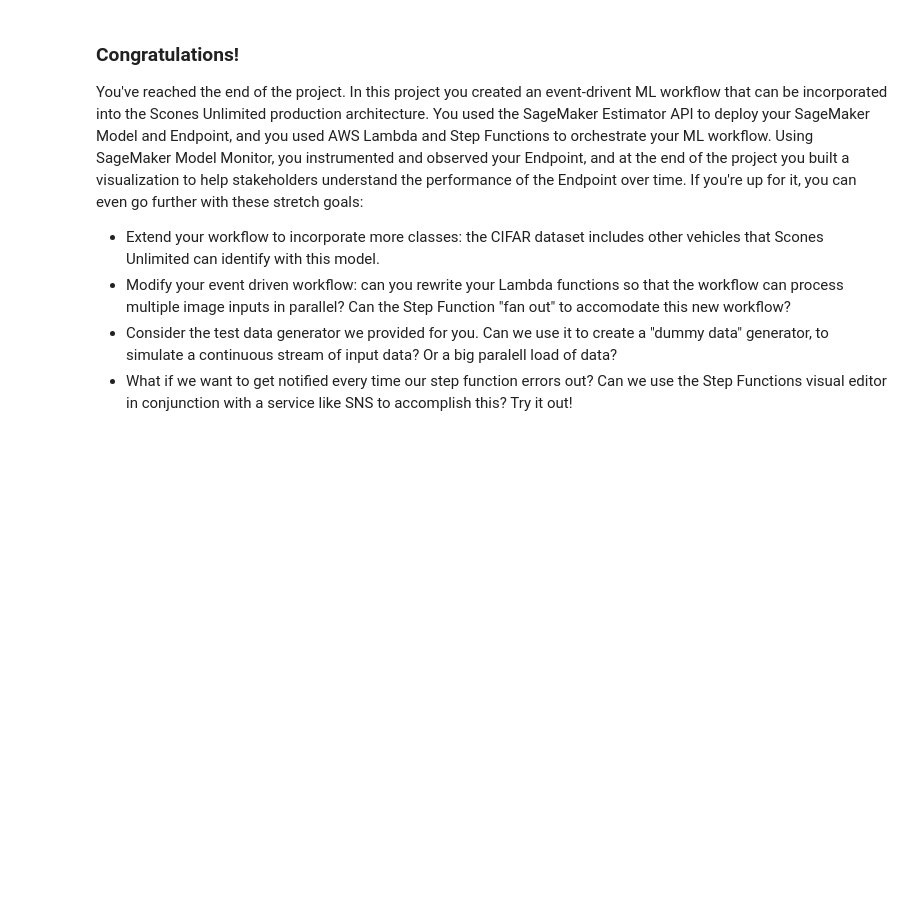
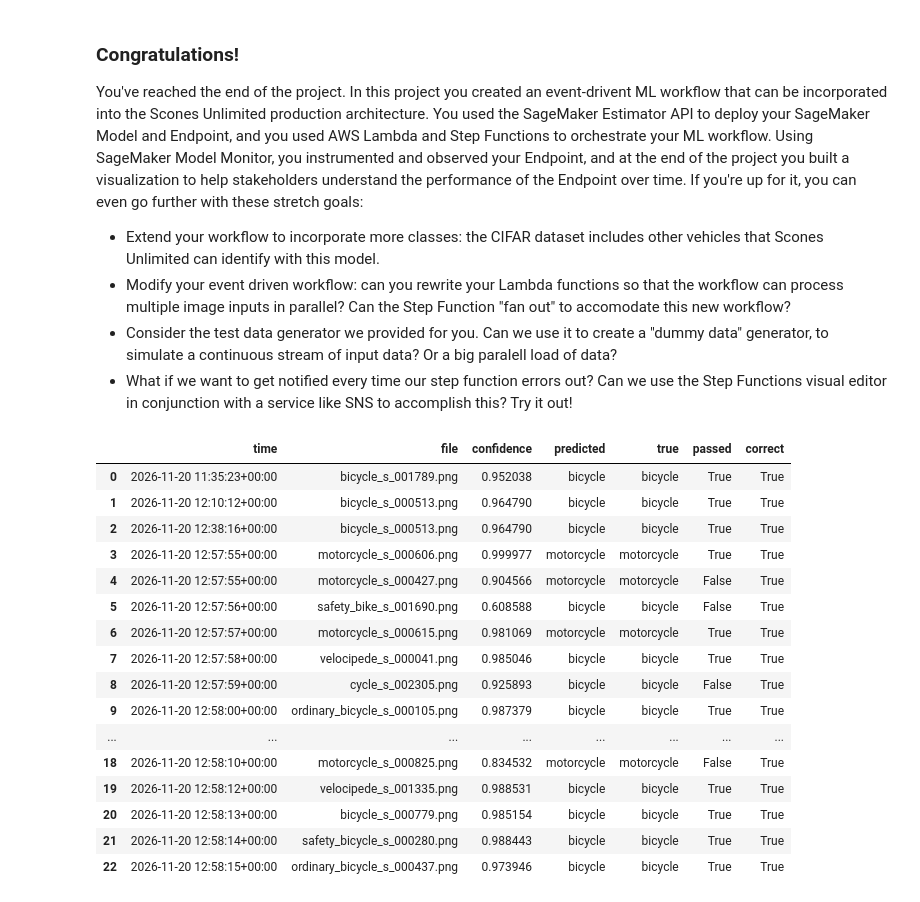
Before and after one commit to mirmehdi/scones-unlimited-ml-awsworkflow, a Jupyter notebook: starter.ipynb, the cells around one changed output. Saved outputs shown, nothing was run; the diff lists cells and outputs as text; code cells hidden in the pictures; blank space fills up the shorter version.

```diff
--- a/starter.ipynb
+++ b/starter.ipynb
@@ -778,3 +861,52 @@ You've reached the end of the project. In this project you created an event-driv
 * Modify your event driven workflow: can you rewrite your Lambda functions so that the workflow can process multiple image inputs in parallel? Can the Step Function "fan out" to accomodate this new workflow?
 * Consider the test data generator we provided for you. Can we use it to create a "dummy data" generator, to simulate a continuous stream of input data? Or a big paralell load of data?
 * What if we want to get notified every time our step function errors out? Can we use the Step Functions visual editor in conjunction with a service like SNS to accomplish this? Try it out!
+# %%
+import base64, hashlib, glob, os
+
+# 1) true labels from test.lst (columns: index, label 0/1, file name)
+lst = pd.read_csv("test.lst", sep="\t", header=None, names=["row", "label", "fname"])
+true_label = dict(zip(lst["fname"], lst["label"].map({0: "bicycle", 1: "motorcycle"})))   # file name -> true class
+
+# 2) fingerprint every local test image -> file name
+fingerprint = {}
+for path in glob.glob("./test/*.png"):
+    with open(path, "rb") as f:
+        fingerprint[hashlib.md5(f.read()).hexdigest()] = os.path.basename(path)
+
+# 3) one row per captured inference
+rows = []
+for obj in json_data:
+    inference, timestamp = simple_getter(obj)
+    img_bytes = base64.b64decode(obj["captureData"]["endpointInput"]["data"])      # captured input image
+    fname = fingerprint.get(hashlib.md5(img_bytes).hexdigest())                     # matching test file (or None)
+    rows.append({
+        "time": pd.to_datetime(timestamp),
+        "file": fname,
+        "confidence": max(inference),
+        "predicted": "bicycle" if inference[0] > inference[1] else "motorcycle",    # index 0 = bicycle
+        "true": true_label.get(fname),                                              # FIX: real label, not the file-name prefix
+    })
+
+monitor = pd.DataFrame(rows)
+monitor["passed"] = monitor["confidence"] >= THRESHOLD
+monitor["correct"] = monitor["predicted"] == monitor["true"]
+monitor     # expect only bicycle / motorcycle     # only 'bicycle' / 'motorcycle' (plus None for the Lambda test, if any)
+# %% [output]
+|  | time | file | confidence | predicted | true | passed | correct |
+| 0 | 2026-11-20 11:35:23+00:00 | bicycle_s_001789.png | 0.952038 | bicycle | bicycle | True | True |
+| 1 | 2026-11-20 12:10:12+00:00 | bicycle_s_000513.png | 0.964790 | bicycle | bicycle | True | True |
+| 2 | 2026-11-20 12:38:16+00:00 | bicycle_s_000513.png | 0.964790 | bicycle | bicycle | True | True |
+| 3 | 2026-11-20 12:57:55+00:00 | motorcycle_s_000606.png | 0.999977 | motorcycle | motorcycle | True | True |
+| 4 | 2026-11-20 12:57:55+00:00 | motorcycle_s_000427.png | 0.904566 | motorcycle | motorcycle | False | True |
+| 5 | 2026-11-20 12:57:56+00:00 | safety_bike_s_001690.png | 0.608588 | bicycle | bicycle | False | True |
+| 6 | 2026-11-20 12:57:57+00:00 | motorcycle_s_000615.png | 0.981069 | motorcycle | motorcycle | True | True |
+| 7 | 2026-11-20 12:57:58+00:00 | velocipede_s_000041.png | 0.985046 | bicycle | bicycle | True | True |
+| 8 | 2026-11-20 12:57:59+00:00 | cycle_s_002305.png | 0.925893 | bicycle | bicycle | False | True |
+| 9 | 2026-11-20 12:58:00+00:00 | ordinary_bicycle_s_000105.png | 0.987379 | bicycle | bicycle | True | True |
+| ... | ... | ... | ... | ... | ... | ... | ... |
+| 18 | 2026-11-20 12:58:10+00:00 | motorcycle_s_000825.png | 0.834532 | motorcycle | motorcycle | False | True |
+| 19 | 2026-11-20 12:58:12+00:00 | velocipede_s_001335.png | 0.988531 | bicycle | bicycle | True | True |
+| 20 | 2026-11-20 12:58:13+00:00 | bicycle_s_000779.png | 0.985154 | bicycle | bicycle | True | True |
+| 21 | 2026-11-20 12:58:14+00:00 | safety_bicycle_s_000280.png | 0.988443 | bicycle | bicycle | True | True |
+| 22 | 2026-11-20 12:58:15+00:00 | ordinary_bicycle_s_000437.png | 0.973946 | bicycle | bicycle | True | True |
```
Also changed, not shown: parts of 22 cells of this notebook, 1 other file.
